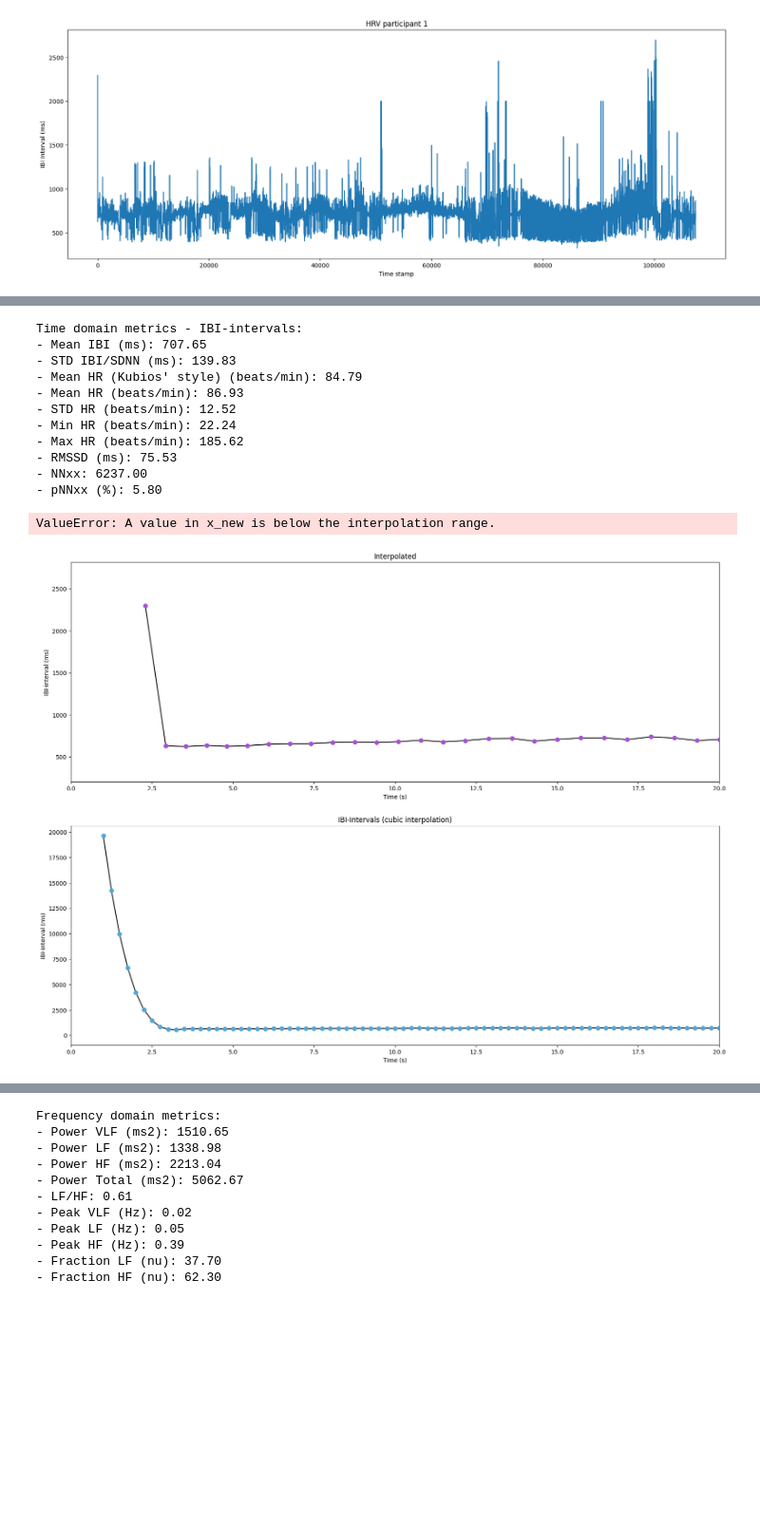
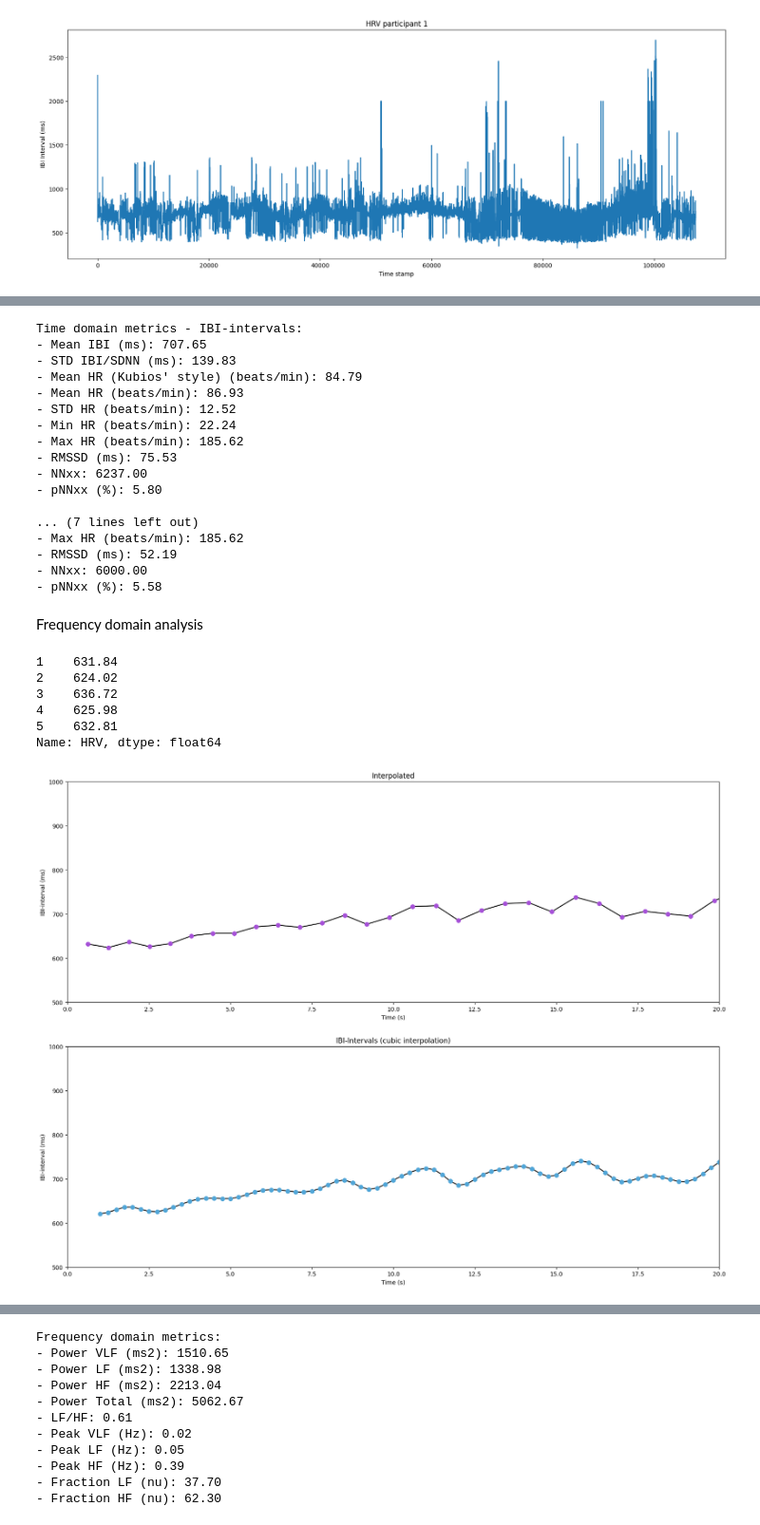
Before and after one commit to GacildaAnne/Thesis-ADHD-HRV, a Jupyter notebook: Thesis_code.ipynb, the cells around one changed output, grey strips where cells are left out. Shown at 95% size. Saved outputs shown, nothing was run; the diff lists cells and outputs as text; code cells hidden in the pictures; blank space fills up the shorter version.

```diff
--- a/Thesis_code.ipynb
+++ b/Thesis_code.ipynb
@@ -145,7 +187,5 @@ plt.show()
 # %%
 # Time domain analysis of Participant 1
-
-IBI = HRV_1.HRV
 
 def timedomain(IBI):
     results = {}
@@ -165,10 +205,35 @@ def timedomain(IBI):
     return results
 
 
-
 print("Time domain metrics - IBI-intervals:")
 for k, v in timedomain(IBI).items():
     print("- %s: %.2f" % (k, v))
+
+
+print(" ")
+
+
+def timedomain_cor(IBI_corrected):
+    results = {}
+
+    hr = 60000/IBI_corrected #Divide number of miliseconds in a whole minute with the IBI to find how many beats occur in one minute (BPM)
+
+    results['Mean IBI (ms)'] = np.mean(IBI_corrected)
+    results['STD IBI/SDNN (ms)'] = np.std(IBI_corrected)
+    results['Mean HR (Kubios\' style) (beats/min)'] = 60000/np.mean(IBI_corrected)
+    results['Mean HR (beats/min)'] = np.mean(hr)
+    results['STD HR (beats/min)'] = np.std(hr)
+    results['Min HR (beats/min)'] = np.min(hr)
+    results['Max HR (beats/min)'] = np.max(hr)
+    results['RMSSD (ms)'] = np.sqrt(np.mean(np.square(np.diff(IBI_corrected))))
+    results['NNxx'] = np.sum(np.abs(np.diff(IBI_corrected)) > 50)*1
+    results['pNNxx (%)'] = 100 * np.sum((np.abs(np.diff(IBI_corrected)) > 50)*1) / len(IBI_corrected)
+    return results
+
+
+print("Time domain metrics - Corrected IBI-intervals:")
+for k, v in timedomain_cor(IBI_corrected).items():
+    print("- %s: %.2f" % (k, v))
 # %% [output]
 Time domain metrics - IBI-intervals:
 - Mean IBI (ms): 707.65
@@ -181,6 +246,26 @@ Time domain metrics - IBI-intervals:
 - RMSSD (ms): 75.53
 - NNxx: 6237.00
 - pNNxx (%): 5.80
+
+... (7 lines left out)
+- Max HR (beats/min): 185.62
+- RMSSD (ms): 52.19
+- NNxx: 6000.00
+- pNNxx (%): 5.58
+# %% [markdown]
+Frequency domain analysis
+# %%
+# Removing the first entry/row in the dataset because it is a very large value
+IBI_1 = IBI.drop(index=0)
+
+IBI_1.head()
+# %% [output]
+1    631.84
+2    624.02
+3    636.72
+4    625.98
+5    632.81
+Name: HRV, dtype: float64
 # %%
 # Frequency domain analysis of Participant 1
 
@@ -188,36 +273,36 @@ Time domain metrics - IBI-intervals:
 # not even. This can be done by interpolating the data.
 
 # Creating an interpolation function. We want 4 samples per second.
-x = np.cumsum(IBI)/1000.0   # This turns ms to sec.
-f = interp1d(x, IBI, kind= "cubic")
+x = np.cumsum(IBI_1)/1000.0   # This turns ms to sec.
+f = interp1d(x, IBI_1, kind= "cubic")
 
-# Sample rate for interpolation
+# Sample rate for interpolation and stepsize
 fs = 4.0
 steps = 1/fs
 
 # Sampling from interpolation function
 xx = np.arange(1, np.max(x), steps)
 IBI_interpolated = f(xx)
-# %% [output]
-ValueError: A value in x_new is below the interpolation range.
 # %%
-# Plot SOMETHING IS OFF HERE
+# Plot to see the interpolation
 plt.figure(figsize=(20, 15))
 
 plt.subplot(211)
 plt.title("IBI intervals")
-plt.plot(x, IBI, color="k", markerfacecolor="#A651D8", markeredgewidth=0, marker="o", markersize=8)
+plt.plot(x, IBI_1, color="k", markerfacecolor="#A651D8", markeredgewidth=0, marker="o", markersize=8)
 plt.xlabel("Time (s)")
 plt.ylabel("IBI-interval (ms)")
 plt.title("Interpolated")
 plt.gca().set_xlim(0, 20)
+plt.gca().set_ylim(500, 1000)
 
 plt.subplot(212)
 plt.title("IBI-Intervals (cubic interpolation)")
 plt.plot(xx, IBI_interpolated, color="k", markerfacecolor="#51A6D8", markeredgewidth=0, marker="o", markersize=8)
 plt.gca().set_xlim(0, 20)
+plt.gca().set_ylim(500, 1000)
 plt.xlabel("Time (s)")
 plt.ylabel("IBI-interval (ms)")
 plt.show()
 # %% [output]
-[figure, old version]
+[figure, new version]
```
Also changed, not shown: parts of 5 cells of this notebook.
